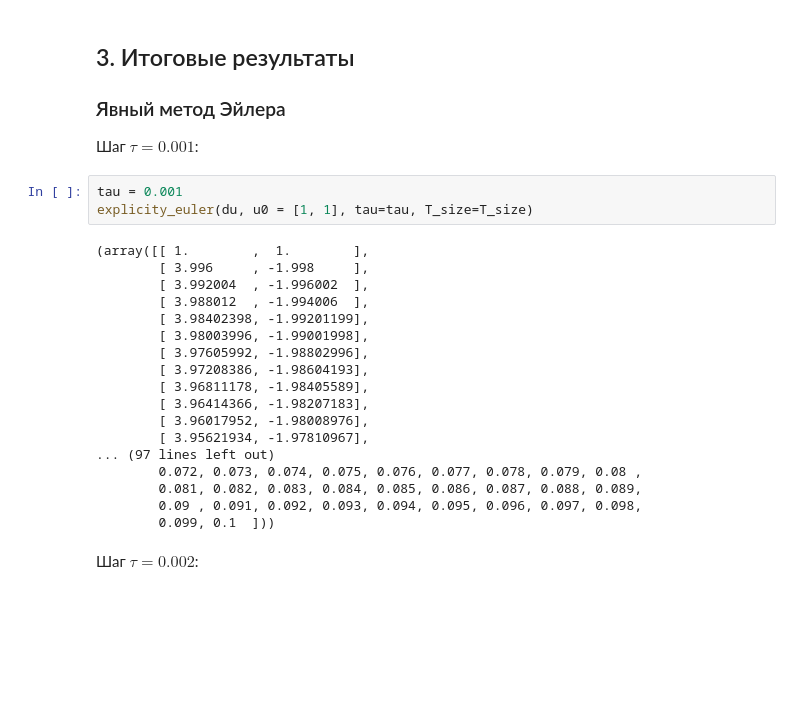
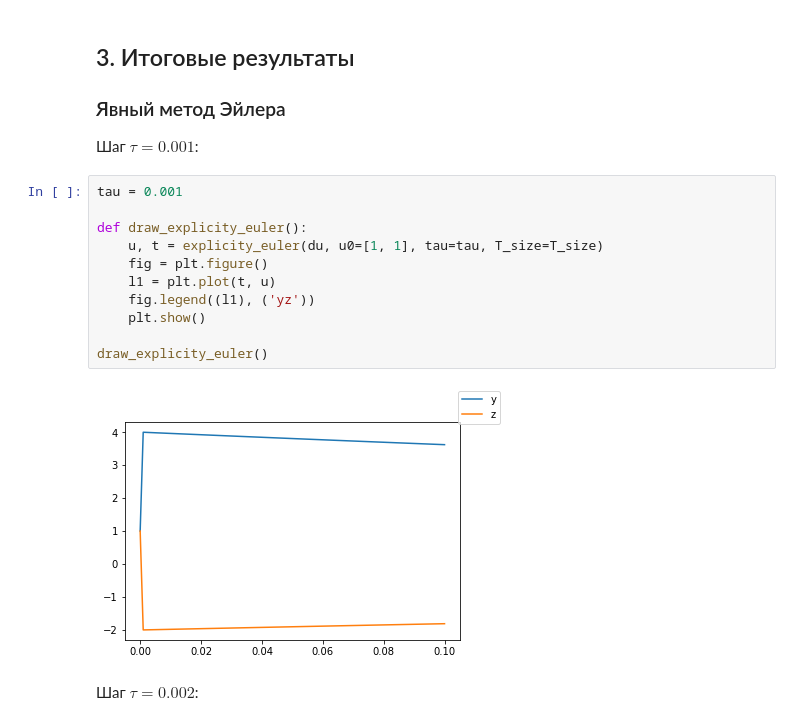
Before and after one commit to IAnanevich/numerical-methods, a Jupyter notebook: Lab1.ipynb, the cells around one changed output. Saved outputs shown, nothing was run; the diff lists cells and outputs as text; blank space fills up the shorter version.

Commit message:
add graphs

```diff
--- a/Lab1.ipynb
+++ b/Lab1.ipynb
@@ -110,25 +110,17 @@ T_size = 0.1
 Шаг $\tau=0.001$:
 # %%
 tau = 0.001
-explicity_euler(du, u0 = [1, 1], tau=tau, T_size=T_size)
+
+def draw_explicity_euler():
+    u, t = explicity_euler(du, u0=[1, 1], tau=tau, T_size=T_size)
+    fig = plt.figure()
+    l1 = plt.plot(t, u)
+    fig.legend((l1), ('yz'))
+    plt.show()
+
+draw_explicity_euler()
 # %% [output]
-(array([[ 1.        ,  1.        ],
-        [ 3.996     , -1.998     ],
-        [ 3.992004  , -1.996002  ],
-        [ 3.988012  , -1.994006  ],
-        [ 3.98402398, -1.99201199],
-        [ 3.98003996, -1.99001998],
-        [ 3.97605992, -1.98802996],
-        [ 3.97208386, -1.98604193],
-        [ 3.96811178, -1.98405589],
-        [ 3.96414366, -1.98207183],
-        [ 3.96017952, -1.98008976],
-        [ 3.95621934, -1.97810967],
-... (97 lines left out)
-        0.072, 0.073, 0.074, 0.075, 0.076, 0.077, 0.078, 0.079, 0.08 ,
-        0.081, 0.082, 0.083, 0.084, 0.085, 0.086, 0.087, 0.088, 0.089,
-        0.09 , 0.091, 0.092, 0.093, 0.094, 0.095, 0.096, 0.097, 0.098,
-        0.099, 0.1  ]))
+[figure, added]
 # %% [markdown]
 Шаг $\tau=0.002$:
 # %%
```
Also changed, not shown: parts of 5 cells of this notebook.
